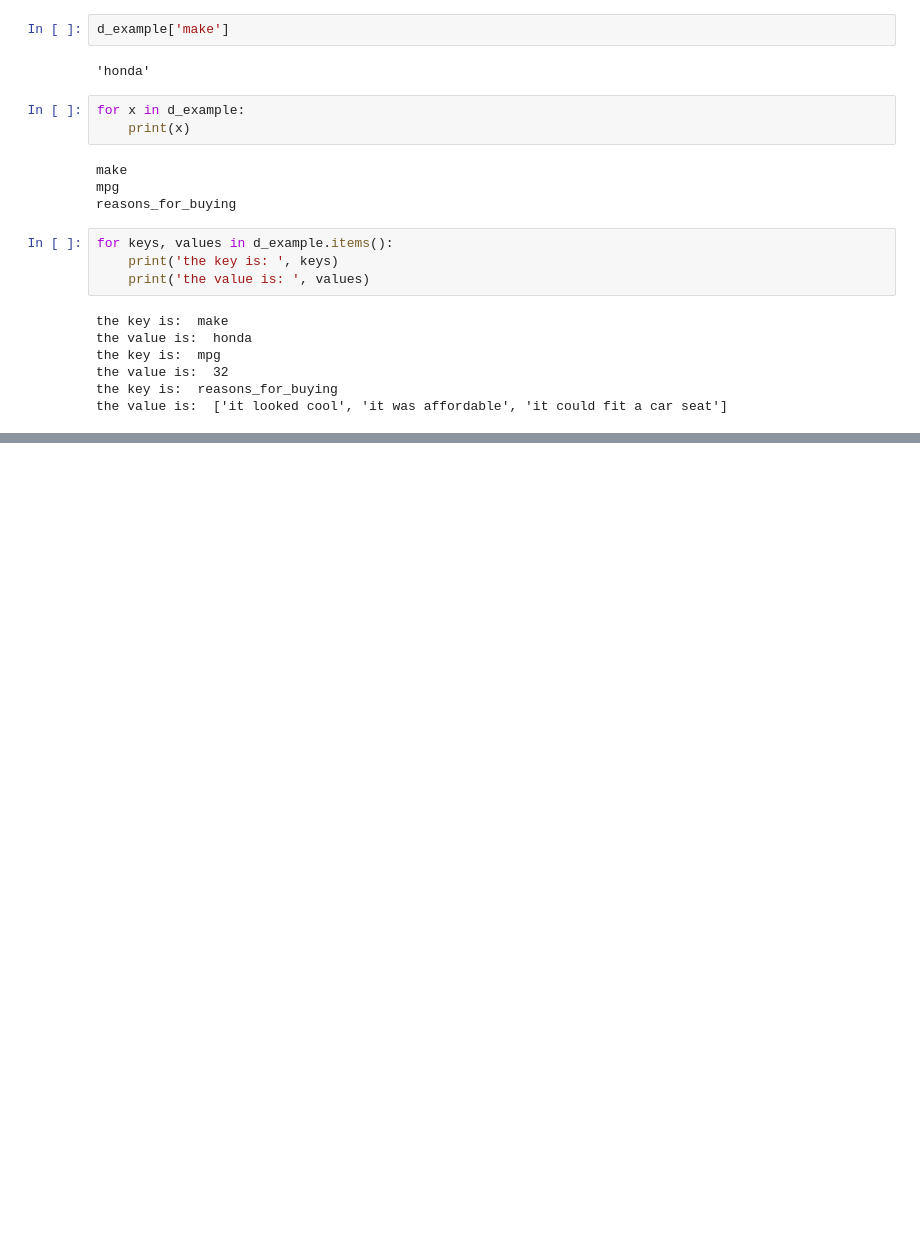
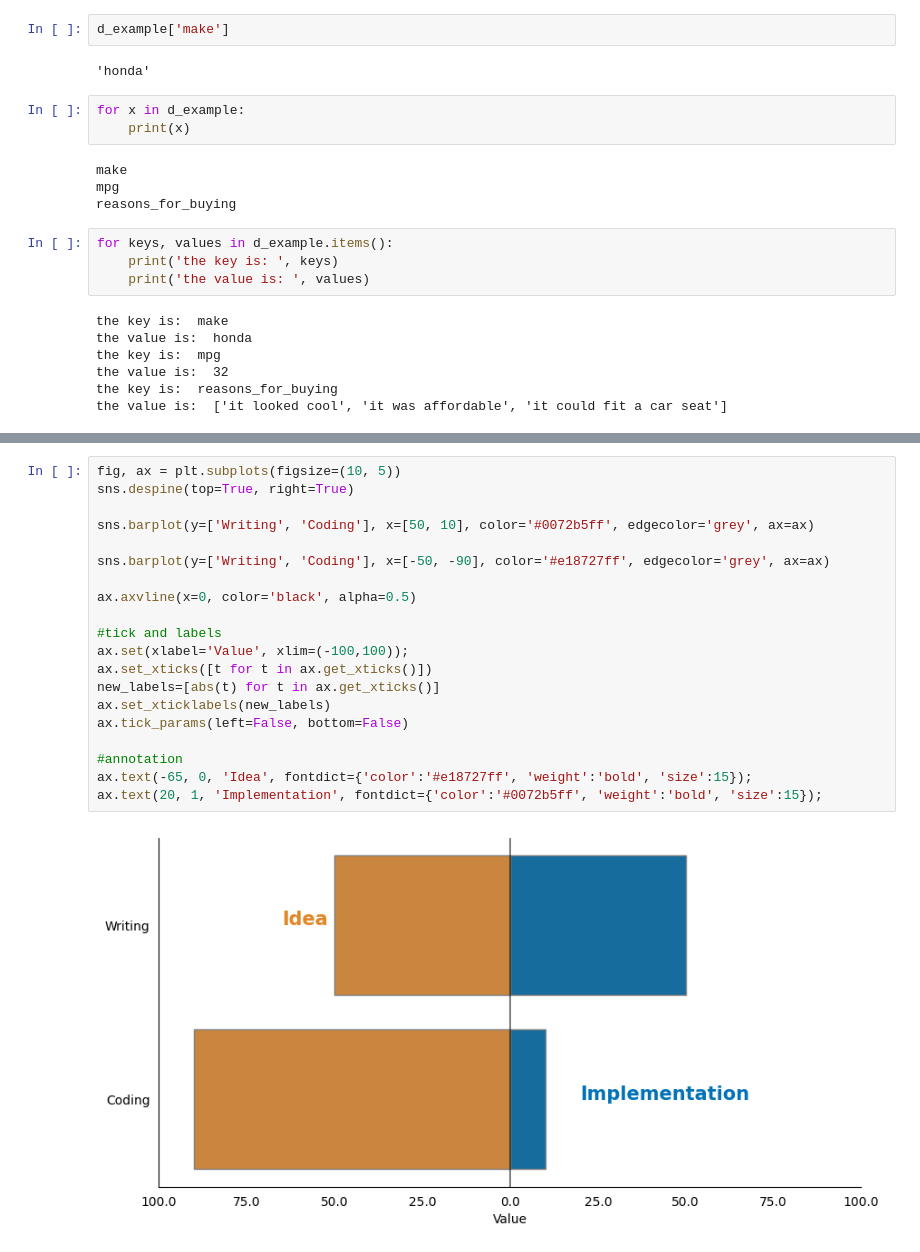
Before and after one commit to nickxscott/INFO658, a Jupyter notebook: notebooks/06_python.ipynb, the cells around one changed output, grey strips where cells are left out. Drawn from its saved outputs; the diff is of its cells as text; blank space fills up the shorter version.

```diff
--- a/notebooks/06_python.ipynb
+++ b/notebooks/06_python.ipynb
@@ -249,0 +306,22 @@ the value is:  ['it looked cool', 'it was affordable', 'it could fit a car seat'
+# %%
+fig, ax = plt.subplots(figsize=(10, 5))
+sns.despine(top=True, right=True)
+
+sns.barplot(y=['Writing', 'Coding'], x=[50, 10], color='#0072b5ff', edgecolor='grey', ax=ax)
+
+sns.barplot(y=['Writing', 'Coding'], x=[-50, -90], color='#e18727ff', edgecolor='grey', ax=ax)
+
+ax.axvline(x=0, color='black', alpha=0.5)
+
+#tick and labels
+ax.set(xlabel='Value', xlim=(-100,100));
+ax.set_xticks([t for t in ax.get_xticks()])
+new_labels=[abs(t) for t in ax.get_xticks()]
+ax.set_xticklabels(new_labels)
+ax.tick_params(left=False, bottom=False)
+
+#annotation
+ax.text(-65, 0, 'Idea', fontdict={'color':'#e18727ff', 'weight':'bold', 'size':15});
+ax.text(20, 1, 'Implementation', fontdict={'color':'#0072b5ff', 'weight':'bold', 'size':15});
+# %% [output]
+[figure, added]
```
Also changed, not shown: parts of 5 cells of this notebook, 2 other files.
